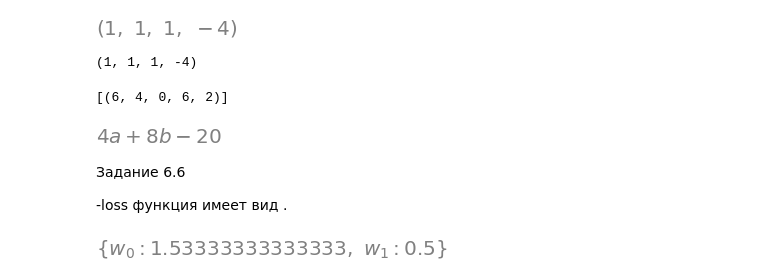
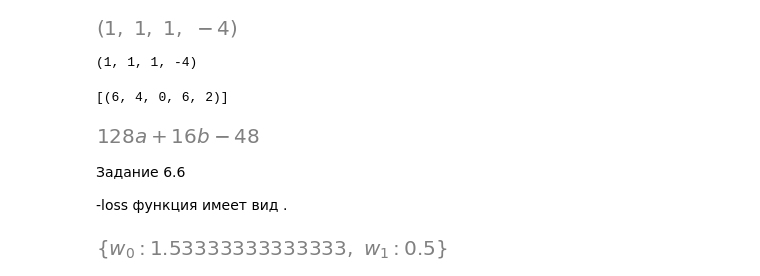
Before and after one commit to DarthSirius/Lessons, a Jupyter notebook: SkillFactory/MLMATH1/MATH-ML-4-5.ipynb, the cells around one changed output. Drawn from its saved outputs; the diff is of its cells as text; code cells hidden in the pictures.

```diff
--- a/SkillFactory/MLMATH1/MATH-ML-4-5.ipynb
+++ b/SkillFactory/MLMATH1/MATH-ML-4-5.ipynb
@@ -219,10 +219,10 @@ print(solution)
 [(6, 4, 0, 6, 2)]
 # %%
 a, b = symbols("a, b")
-expr = (5 - a - 2*b)**2
-expr.diff(b)
+expr = (3 - 8*a - b)**2
+expr.diff(a)
 # %% [output]
-[figure, old version]
+[figure, new version]
 # %% [markdown]
  Задание 6.6
 
```
Also changed, not shown: 9 other files.
